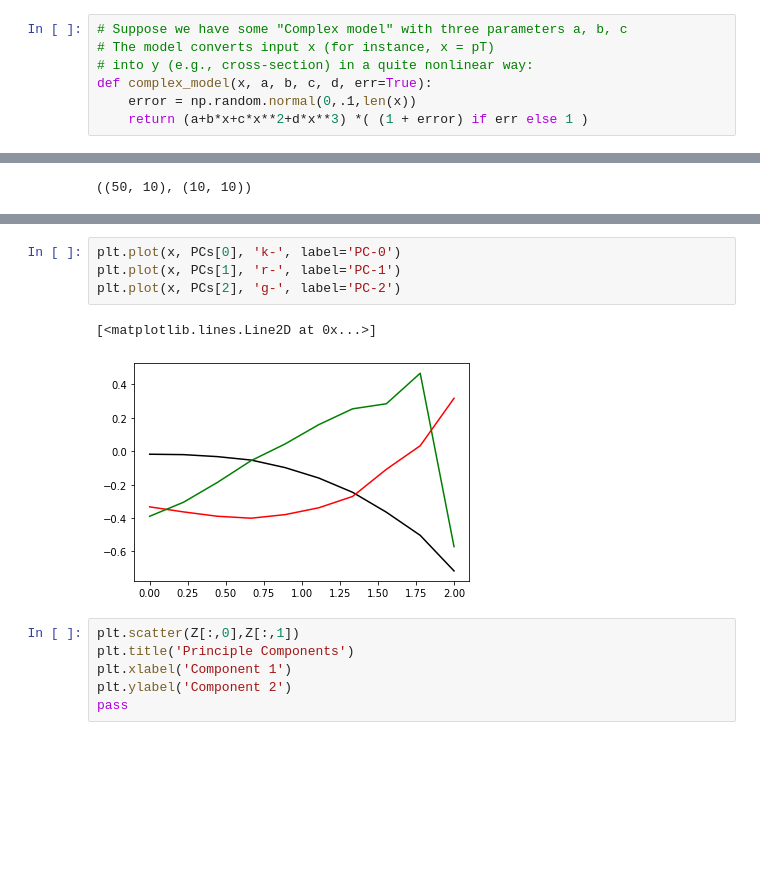
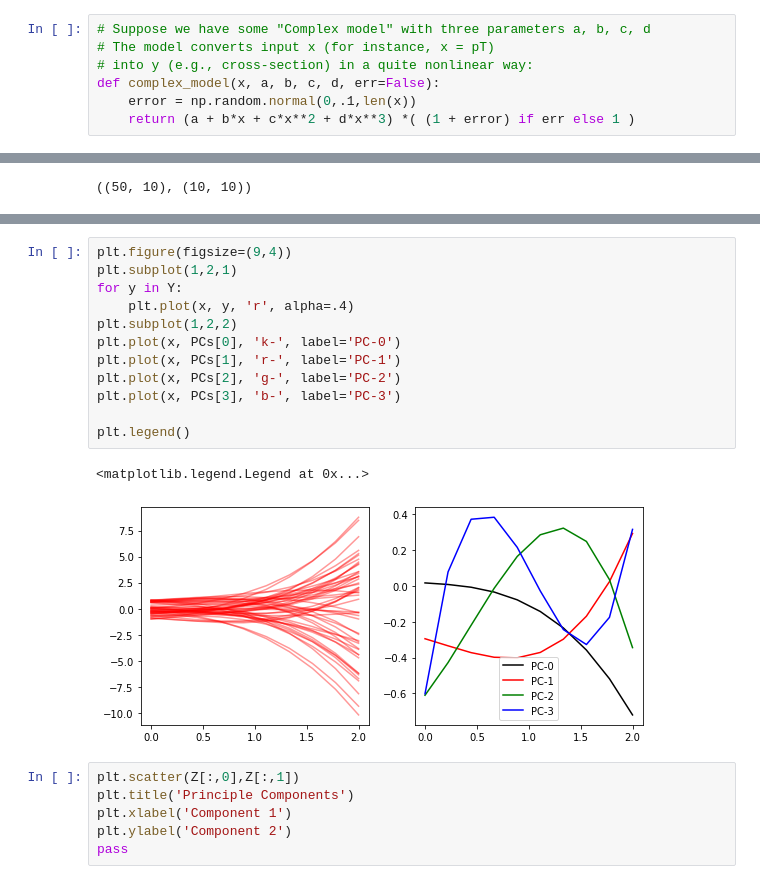
Before and after one commit to keweiyao/BayesExample, a Jupyter notebook: example.ipynb, the cells around one changed output, grey strips where cells are left out. Drawn from its saved outputs; the diff is of its cells as text; blank space fills up the shorter version.

```diff
--- a/example.ipynb
+++ b/example.ipynb
@@ -811,12 +824,12 @@ Vice versa, there are cases where the Fourier (trignometry fucntion) basis is mu
 # %% [markdown]
 **Exercise**: Plot the second principal component against the first
 # %%
-# Suppose we have some "Complex model" with three parameters a, b, c
+# Suppose we have some "Complex model" with three parameters a, b, c, d
 # The model converts input x (for instance, x = pT)
 # into y (e.g., cross-section) in a quite nonlinear way:
-def complex_model(x, a, b, c, d, err=True):
+def complex_model(x, a, b, c, d, err=False):
     error = np.random.normal(0,.1,len(x))
-    return (a+b*x+c*x**2+d*x**3) *( (1 + error) if err else 1 )
+    return (a + b*x + c*x**2 + d*x**3) *( (1 + error) if err else 1 )
 # %% [markdown]
 However, we have no exact knowledge of the mapping. Therefore, to get an idea of what the model is doing, we sample $a,b,c,d$ randomly. And for each set (labeled by the $i^{\rm th}$ superscript) of parameters $a_i,b_i,c_i$, we can compute a set of input (x) and outputs (y). We take x to take 10 values from 0 to 1, labeld by subscript $j$. After we have finished the calculations. We will have a grid (matirix) of values that tells what the model does at each of the design point in the parmater space:
 $$
@@ -872,10 +885,18 @@ pass
 # %%
+plt.figure(figsize=(9,4))
+plt.subplot(1,2,1)
+for y in Y:
+    plt.plot(x, y, 'r', alpha=.4)
+plt.subplot(1,2,2)
 plt.plot(x, PCs[0], 'k-', label='PC-0')
 plt.plot(x, PCs[1], 'r-', label='PC-1')
 plt.plot(x, PCs[2], 'g-', label='PC-2')
+plt.plot(x, PCs[3], 'b-', label='PC-3')
+
+plt.legend()
 # %% [output]
-[<matplotlib.lines.Line2D at 0x...>]
+<matplotlib.legend.Legend at 0x...>
-[figure, old version]
+[figure, new version]
 # %%
 plt.scatter(Z[:,0],Z[:,1])
 plt.title('Principle Components')
```
Also changed, not shown: parts of 17 cells of this notebook, 3 other files.
